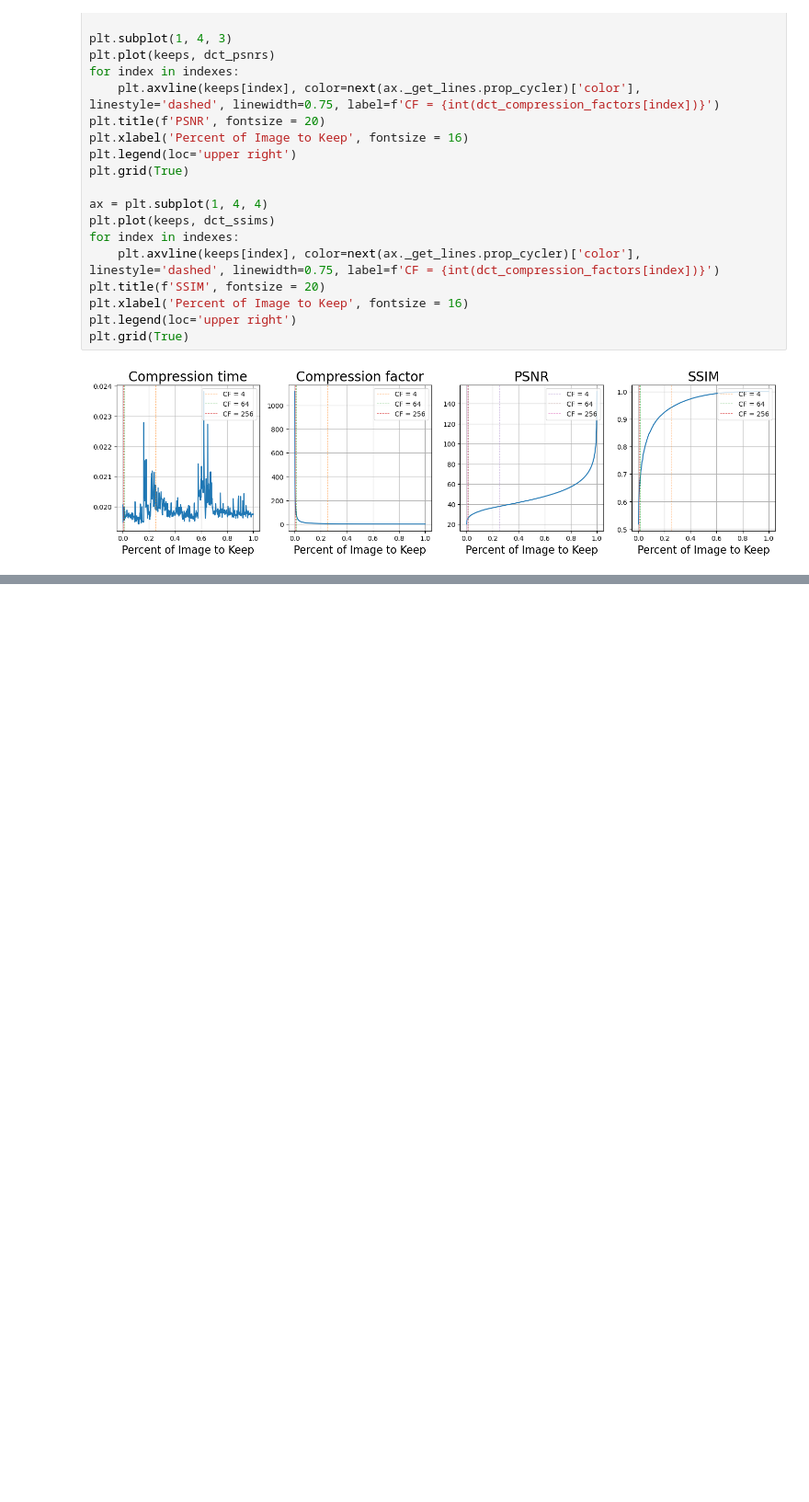
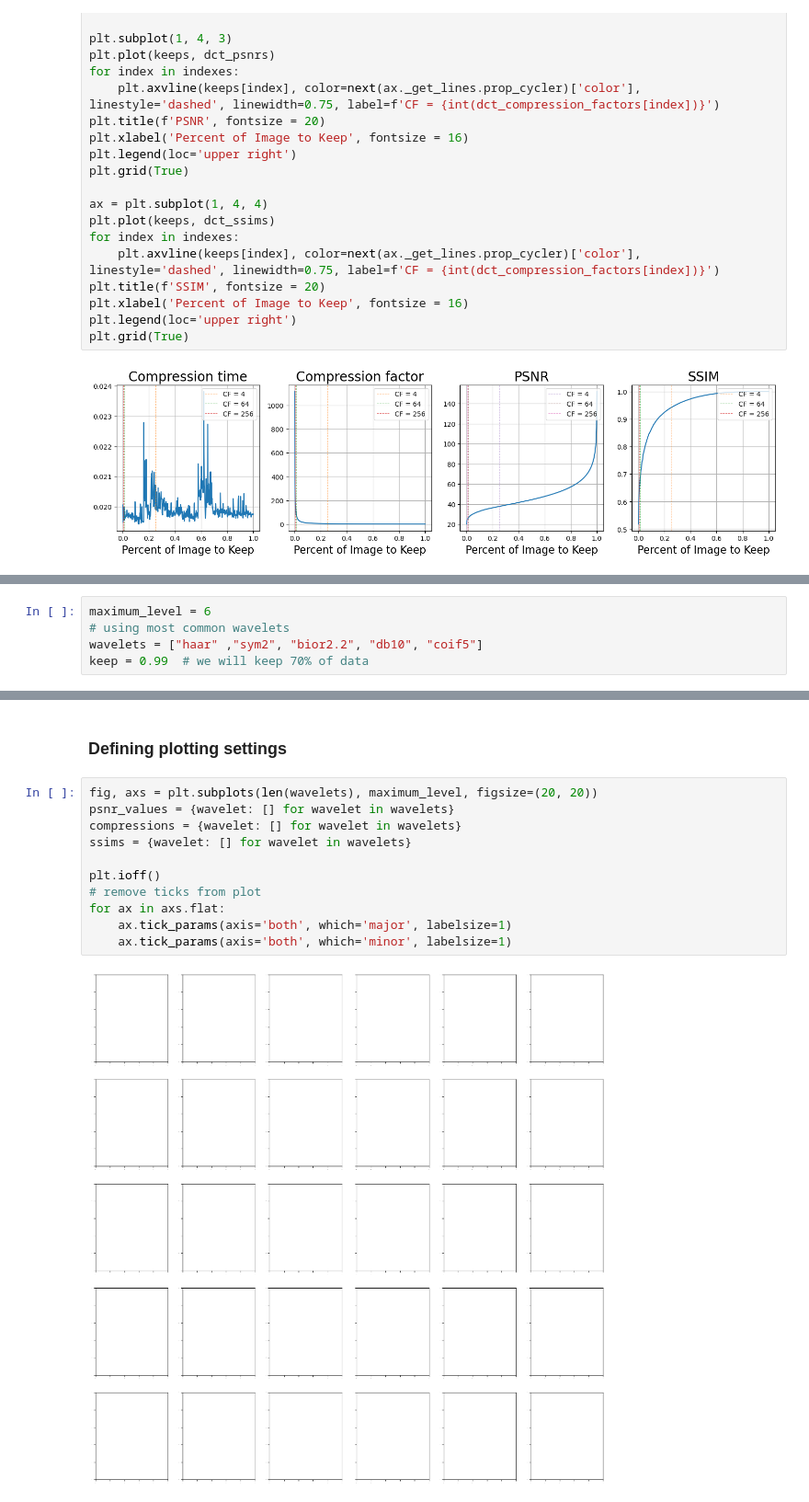
Before and after one commit to mark2002007/LA_Final_Project, a Jupyter notebook: report.ipynb, the cells around one changed output, grey strips where cells are left out. Shown at 92% size. Drawn from its saved outputs; the diff is of its cells as text; blank space fills up the shorter version.

```diff
--- a/report.ipynb
+++ b/report.ipynb
@@ -233,0 +298,5 @@ plt.grid(True)
+# %%
+maximum_level = 6
+# using most common wavelets
+wavelets = ["haar" ,"sym2", "bior2.2", "db10", "coif5"]
+keep = 0.99  # we will keep 70% of data
@@ -233,0 +307,15 @@ plt.grid(True)
+# %% [markdown]
+### Defining plotting settings
+# %%
+fig, axs = plt.subplots(len(wavelets), maximum_level, figsize=(20, 20))
+psnr_values = {wavelet: [] for wavelet in wavelets}
+compressions = {wavelet: [] for wavelet in wavelets}
+ssims = {wavelet: [] for wavelet in wavelets}
+
+plt.ioff()
+# remove ticks from plot
+for ax in axs.flat:
+    ax.tick_params(axis='both', which='major', labelsize=1)
+    ax.tick_params(axis='both', which='minor', labelsize=1)
+# %% [output]
+[figure, added]
```
Also changed, not shown: parts of 29 cells of this notebook, 5 other files.
